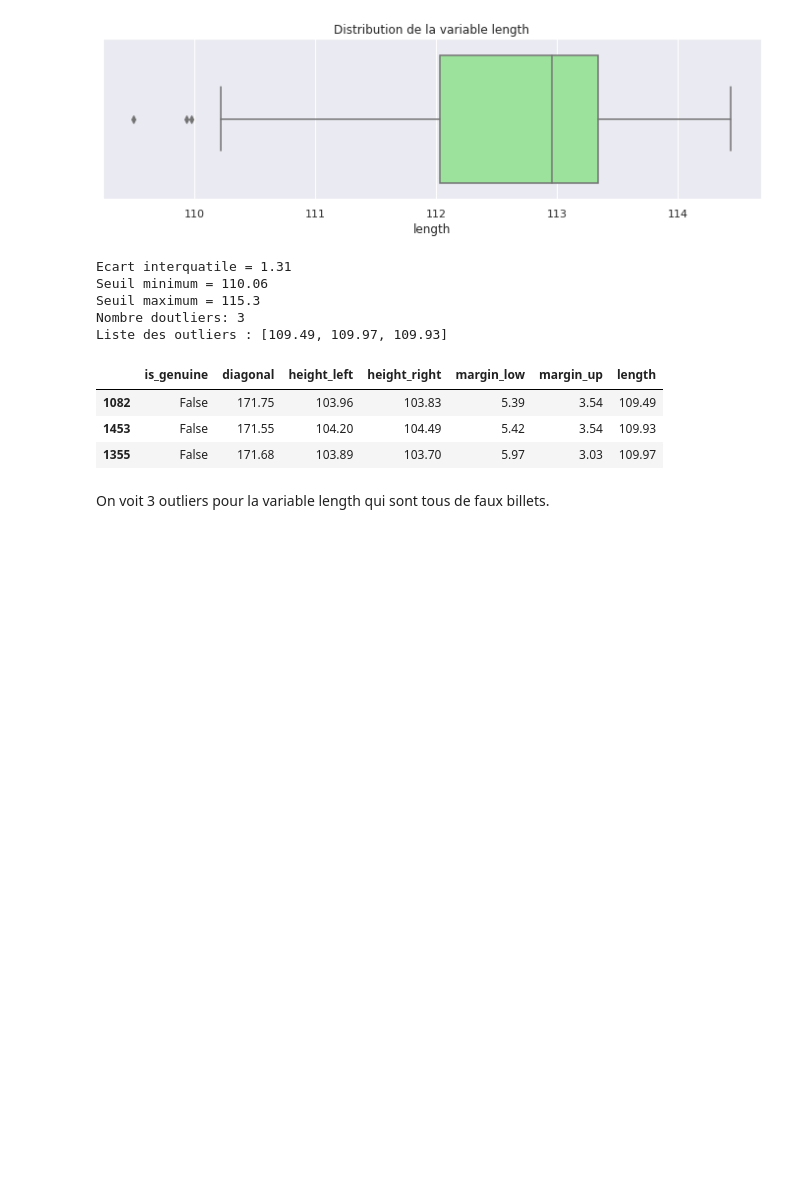
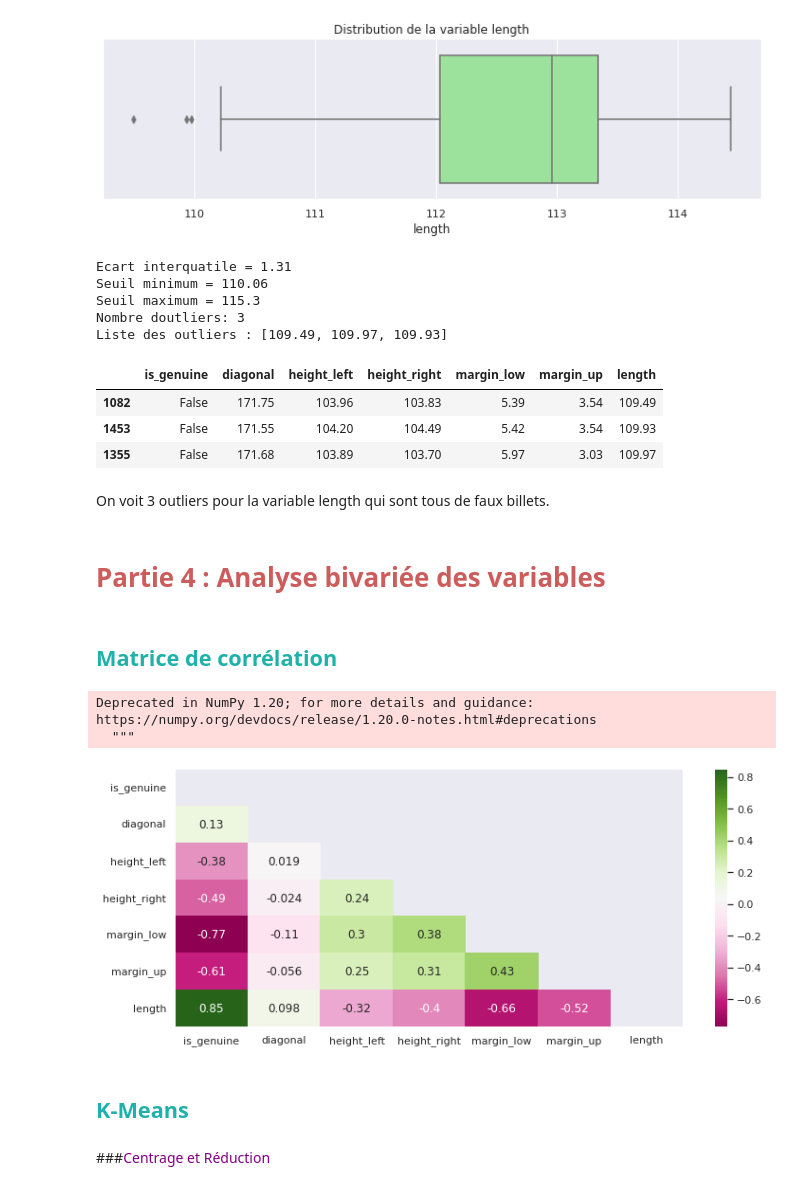
Before and after one commit to Randasabag/Detectez-des-faux-billets-avec-R-ou-Python, a Jupyter notebook: P10.ipynb, the cells around one changed output. Drawn from its saved outputs; the diff is of its cells as text; code cells hidden in the pictures; blank space fills up the shorter version.

```diff
--- a/P10.ipynb
+++ b/P10.ipynb
@@ -470,3 +481,25 @@ df_billets[df_billets['length'].isin (l)].sort_values('length')
 | 1355 | False | 171.68 | 103.89 | 103.70 | 5.97 | 3.03 | 109.97 |
 # %% [markdown]
 On voit 3 outliers pour la variable length qui sont tous de faux billets.
+# %% [markdown]
+# **<font color='indianred'>Partie 4 : Analyse bivariée des variables</font>**
+# %% [markdown]
+## <a name="C23"><font color='LightSeaGreen'>Matrice de corrélation</font></a>
+# %%
+# Calculate pairwise-correlation
+matrix = df_billets.corr()
+
+# Triangle de corrélations
+mask = np.triu(np.ones_like(matrix, dtype=np.bool))
+plt.figure(figsize=(12, 5))
+sns.heatmap(matrix, mask=mask, annot=True, cmap='PiYG')
+plt.savefig("matrice_corr.png")
+plt.show()
+# %% [output]
+Deprecated in NumPy 1.20; for more details and guidance: https://numpy.org/devdocs/release/1.20.0-notes.html#deprecations
+  """
+[figure, added]
+# %% [markdown]
+## <a name="C26"><font color='LightSeaGreen'>K-Means</font></a>
+# %% [markdown]
+###<font color='purple'>Centrage et Réduction</font>
```
Also changed, not shown: parts of 28 cells of this notebook.
